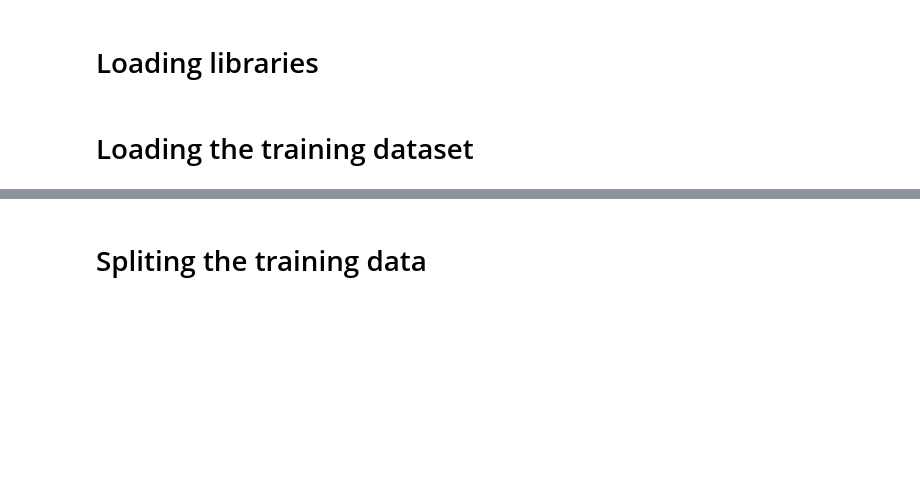
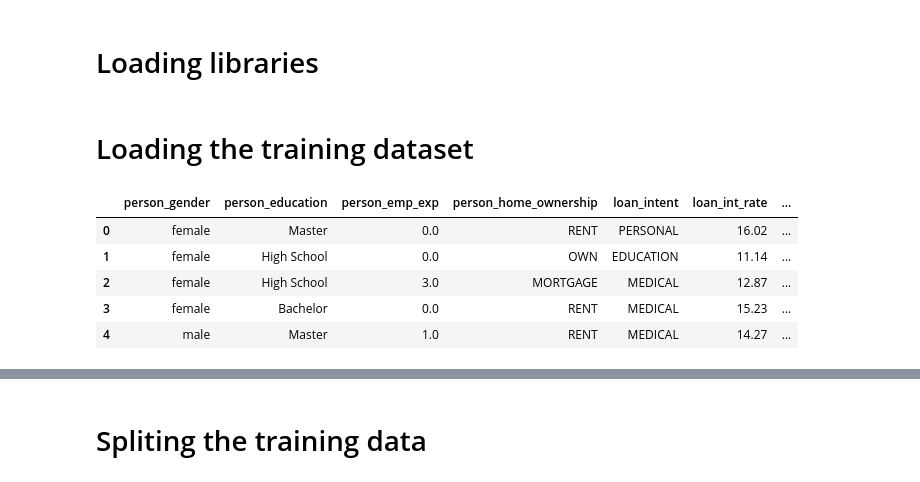
Before and after one commit to Hyde06/Loan-Approval-Classification, a Jupyter notebook: model/ANN.ipynb, the cells around one changed output, grey strips where cells are left out. Saved outputs shown, nothing was run; the diff lists cells and outputs as text; code cells hidden in the pictures; blank space fills up the shorter version.

```diff
--- a/model/ANN.ipynb
+++ b/model/ANN.ipynb
@@ -25,10 +25,17 @@ from keras_tuner import Hyperband
 # %%
 file_path = os.path.join(os.getcwd(), '..', 'data', 'training_data.csv')
 
 try:
-	processed_df = pd.read_csv(file_path)
-	display(processed_df.head())
+	df = pd.read_csv(file_path)
+	display(df.head())
 except FileNotFoundError:
 	print("Error: 'loan_data.csv' not found. Please ensure the file is in the correct location.")
 except Exception as e:
 	print(f"An error occurred: {e}")
+# %% [output]
+|  | person_gender | person_education | person_emp_exp | person_home_ownership | loan_intent | loan_int_rate | ... |
+| 0 | female | Master | 0.0 | RENT | PERSONAL | 16.02 | ... |
+| 1 | female | High School | 0.0 | OWN | EDUCATION | 11.14 | ... |
+| 2 | female | High School | 3.0 | MORTGAGE | MEDICAL | 12.87 | ... |
+| 3 | female | Bachelor | 0.0 | RENT | MEDICAL | 15.23 | ... |
+| 4 | male | Master | 1.0 | RENT | MEDICAL | 14.27 | ... |
```
Also changed, not shown: parts of 13 cells of this notebook, 2 other files.
